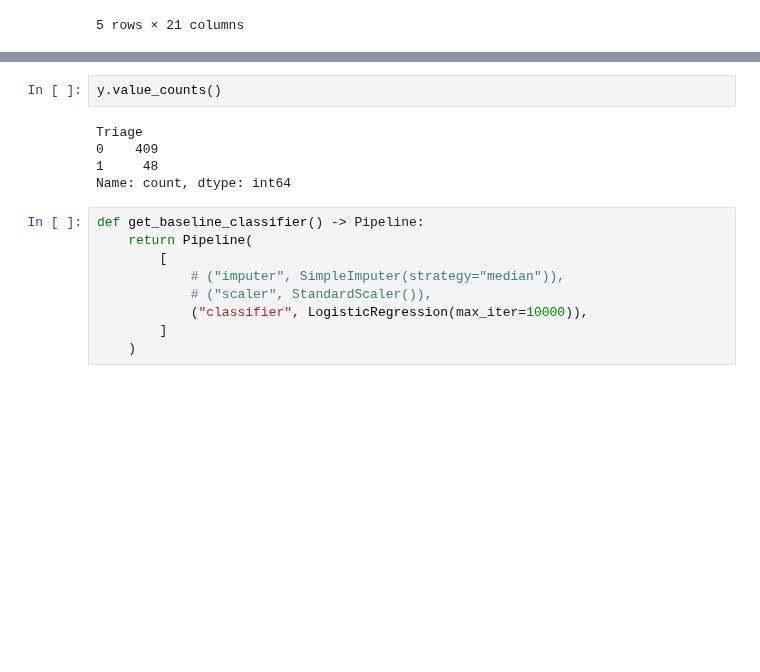
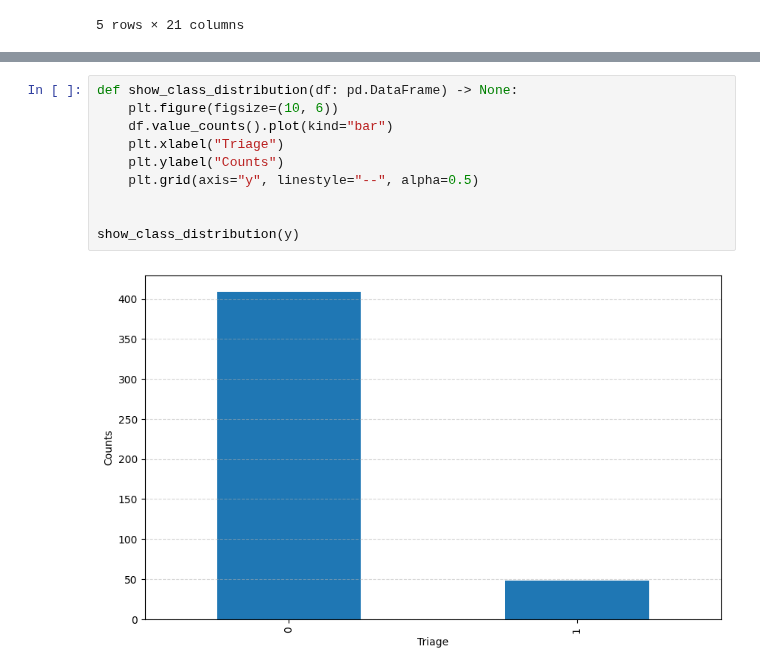
Before and after one commit to Mimikkk/2024-siwb, a Jupyter notebook: project-1/ap_pro_analysis.ipynb, the cells around one changed output, grey strips where cells are left out. Saved outputs shown, nothing was run; the diff lists cells and outputs as text; blank space fills up the shorter version.

Commit message:
feat: :sparkles: add result plots

```diff
--- a/project-1/ap_pro_analysis.ipynb
+++ b/project-1/ap_pro_analysis.ipynb
@@ -72,19 +72,15 @@ plot_correlations(pd.concat([X, y], axis=1))
 # %% [output]
 [figure]
-# %%
-y.value_counts()
-# %% [output]
-Triage
-0    409
-1     48
-Name: count, dtype: int64
-# %%
-def get_baseline_classifier() -> Pipeline:
-    return Pipeline(
-        [
-            # ("imputer", SimpleImputer(strategy="median")),
-            # ("scaler", StandardScaler()),
-            ("classifier", LogisticRegression(max_iter=10000)),
-        ]
-    )
+# %%
+def show_class_distribution(df: pd.DataFrame) -> None:
+    plt.figure(figsize=(10, 6))
+    df.value_counts().plot(kind="bar")
+    plt.xlabel("Triage")
+    plt.ylabel("Counts")
+    plt.grid(axis="y", linestyle="--", alpha=0.5)
+
+
+show_class_distribution(y)
+# %% [output]
+[figure, added]
 # %%
```
Also changed, not shown: parts of 8 cells of this notebook.
